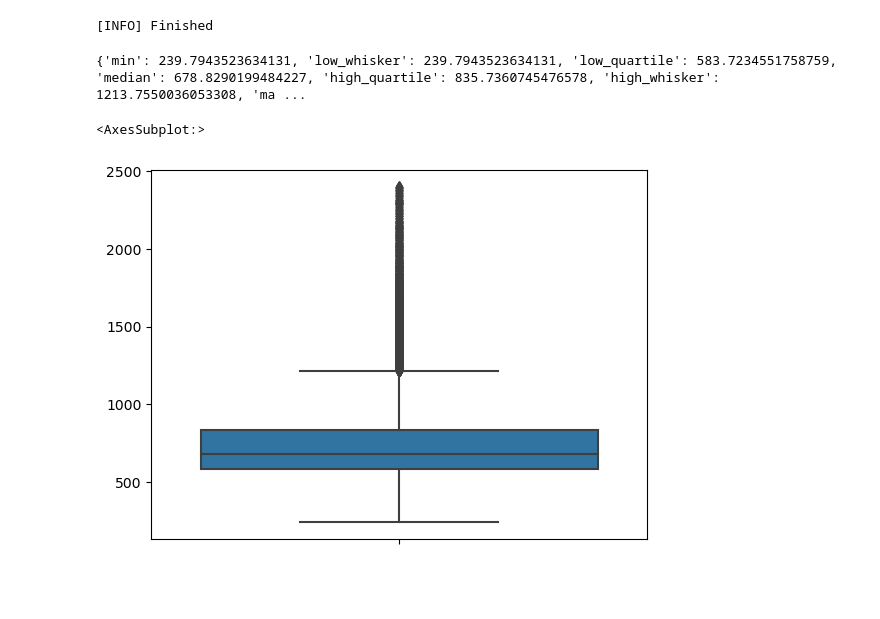
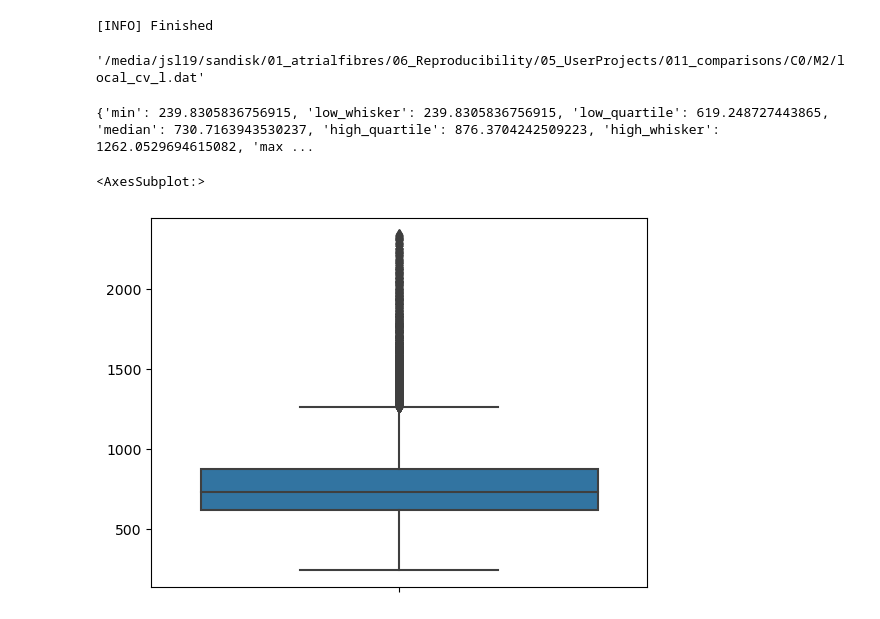
Before and after one commit to alonsoJASL/imatools, a Jupyter notebook: ipynb/sims_comparisons.ipynb, the cells around one changed output. Saved outputs shown, nothing was run; the diff lists cells and outputs as text; code cells hidden in the pictures; blank space fills up the shorter version.

Commit message:
comparisons_pp_implementation

```diff
--- a/ipynb/sims_comparisons.ipynb
+++ b/ipynb/sims_comparisons.ipynb
@@ -112,25 +136,33 @@ for c in comparison_list :
 iou.cout('Finished')
 # %% [output]
 [INFO] Finished
+# %%
+cx = 0
+dx = 'cv'
+mx = 'l'
+
+iou.fullfile(comparison_list[cx+1], files_and_mapping[dx][0].replace('X', mx))
+# %% [output]
+'/media/jsl19/sandisk/01_atrialfibres/06_Reproducibility/05_UserProjects/011_comparisons/C0/M2/local_cv_l.dat'
 # %%
 import seaborn as sns
 
 dx = 'cv'
 mx = 'l'
 
-cx = 0
+cx = 4
 comp_a = iou.fullfile(comparison_list[cx], files_and_mapping[dx][0].replace('X', mx))
 comp_b = iou.fullfile(comparison_list[cx+1], files_and_mapping[dx][0].replace('X', mx))
 
 f_a = np.loadtxt(comp_a)
 f_b = np.loadtxt(comp_b)
 
 print(iou.get_boxplot_values(f_a))
 sns.boxplot(y=f_a)
 # %% [output]
-{'min': 239.7943523634131, 'low_whisker': 239.7943523634131, 'low_quartile': 583.7234551758759, 'median': 678.8290199484227, 'high_quartile': 835.7360745476578, 'high_whisker': 1213.7550036053308, 'ma ...
+{'min': 239.8305836756915, 'low_whisker': 239.8305836756915, 'low_quartile': 619.248727443865, 'median': 730.7163943530237, 'high_quartile': 876.3704242509223, 'high_whisker': 1262.0529694615082, 'max ...
 <AxesSubplot:>
-[figure, old version]
+[figure, new version]
 # %%
 import scipy.stats as sstat
 
```
Also changed, not shown: parts of 13 cells of this notebook.
